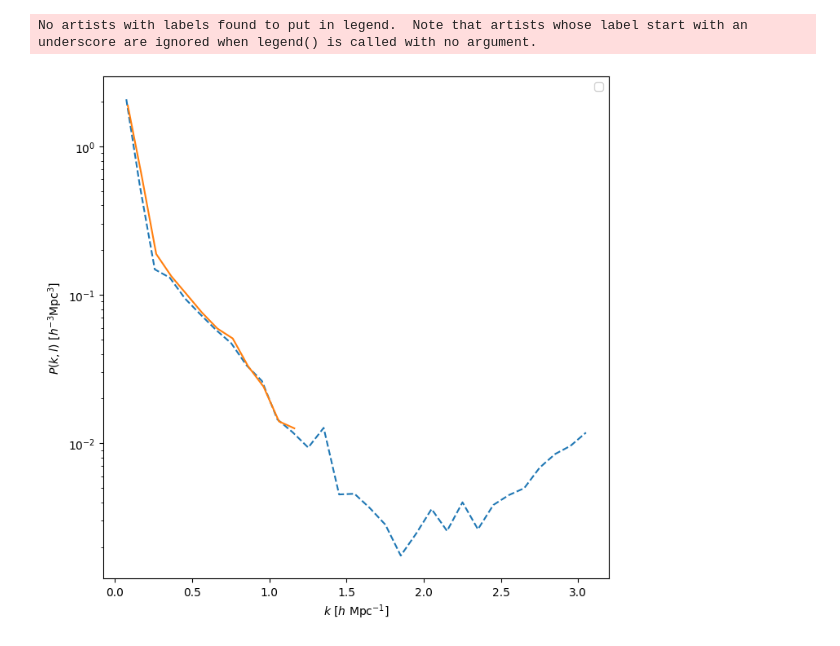
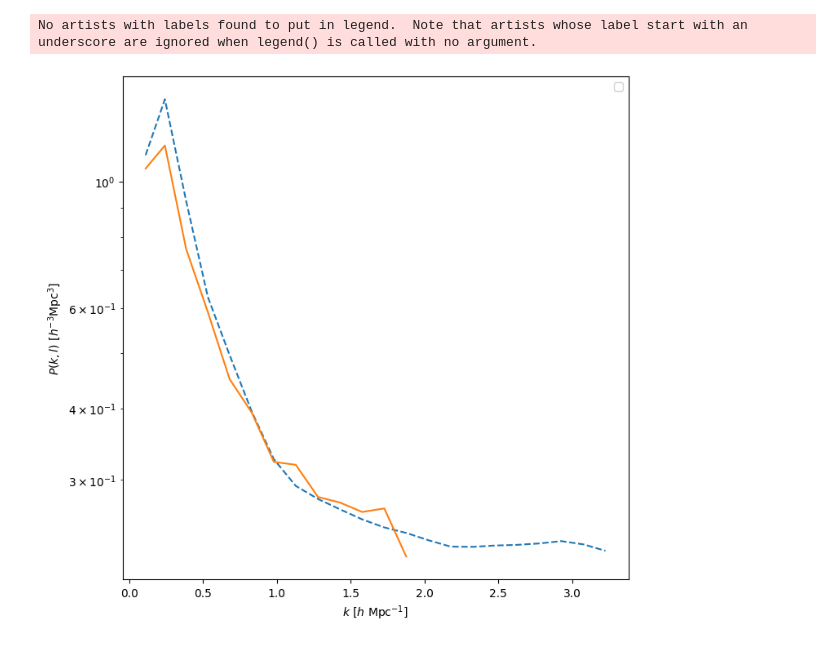
Before and after one commit to guoqigithub/MAPLE-test, a Jupyter notebook: test_power.ipynb, the cells around one changed output. Drawn from its saved outputs; the diff is of its cells as text; code cells hidden in the pictures.

```diff
--- a/test_power.ipynb
+++ b/test_power.ipynb
@@ -22,9 +22,9 @@ plt.show()
 from nbodykit.lab import UniformCatalog, FFTPower
 #calculate fluxes, do things in flux space
 # pm_red = nbodykit.source.mesh.array.ArrayMesh(flux_red, 320)
-pm_ex = nbodykit.source.mesh.array.ArrayMesh(flux_ex, 320)
+pm_ex = nbodykit.source.mesh.array.ArrayMesh(flux_ex, 150)
 # %%
-m_array = np.load("pkell_red.npy")
+m_array = np.load("pkell_red_CRO.npy")
 l0 = np.where(m_array[:,1]==0)[0]
 k_l0 = m_array[l0,0]
 Pk_l0 = m_array[l0,2]
@@ -71,7 +87,7 @@ No artists with labels found to put in legend.  Note that artists whose label st
 # r_red_2d = FFTPower(pm_red, mode='2d', dk=0.1, kmin=0.0001, Nmu=4, los=[0,0,1])
 # Pkmu_red = r_red_2d.power
 
-r_ex_2d = FFTPower(pm_ex, mode='2d', dk=0.1, kmin=0.01, Nmu=5, los=[0,0,1], poles=[0,2,4])
+r_ex_2d = FFTPower(pm_ex, mode='2d', dk=0.1, kmin=0.0001, Nmu=5, los=[0,0,1], poles=[0,2,4])
 poles = r_ex_2d.poles
 plt.figure(figsize=(8,8))
 
@@ -82,8 +98,9 @@ lines = ["r","g","b","k","y"]
 #     label = r'$\mu$=%.1f' % (Pkmu_red.coords['mu'][i])
 #     plt.loglog(Pk['k'], Pk['power'].real,lines[i], label=label)
 # plt.plot(k_l0, k_l0 * Pk_l0, linestyle='dashed')
-plt.plot(k_l2, -k_l2 * Pk_l2, linestyle='dashed')
+plt.plot(k_l2, k_l2 * Pk_l2, linestyle='dashed')
 
+plt.yscale('symlog', linthresh=1)
 # format the axes
 plt.legend(loc=0, ncol=2)
 plt.xlabel(r"$k$ [$h \ \mathrm{Mpc}^{-1}$]")
@@ -94,8 +111,8 @@ for ell in [2]:
     label = r'$\ell=%d$' % (ell)
     P = poles['power_%d' %ell].real
     # if ell == 0: P = P - poles.attrs['shotnoise']
-    plt.plot(poles['k'], -poles['k'] * P, label=label)
+    plt.plot(poles['k'], poles['k'] * P, label=label)
 
-plt.yscale("log")
+plt.yscale("symlog", linthresh=1)
 # %% [output]
 No artists with labels found to put in legend.  Note that artists whose label start with an underscore are ignored when legend() is called with no argument.
@@ -103,30 +119,0 @@ No artists with labels found to put in legend.  Note that artists whose label st
-# %%
-# r_red_2d = FFTPower(pm_red, mode='2d', dk=0.1, kmin=0.0001, Nmu=4, los=[0,0,1])
-# Pkmu_red = r_red_2d.power
-
-r_ex_2d = FFTPower(pm_ex, mode='2d', dk=0.1, kmin=0.01, Nmu=5, los=[0,0,1], poles=[0,2,4])
-poles = r_ex_2d.poles
-plt.figure(figsize=(8,8))
-
-# plot each mu bin
-lines = ["r","g","b","k","y"]
-# for i in range(Pkmu_red.shape[1]):
-#     Pk = Pkmu_red[:,i] # select the ith mu bin
-#     label = r'$\mu$=%.1f' % (Pkmu_red.coords['mu'][i])
-#     plt.loglog(Pk['k'], Pk['power'].real,lines[i], label=label)
-# plt.plot(k_l0, k_l0 * Pk_l0, linestyle='dashed')
-plt.plot(k_l2, k_l2 * Pk_l2, linestyle='dashed')
-
-# format the axes
-plt.legend(loc=0, ncol=2)
-plt.xlabel(r"$k$ [$h \ \mathrm{Mpc}^{-1}$]")
-plt.ylabel(r"$P(k, l)$ [$h^{-3}\mathrm{Mpc}^3$]")
-
-#plot realspace as little dots on top
-for ell in [2]:
-    label = r'$\ell=%d$' % (ell)
-    P = poles['power_%d' %ell].real
-    # if ell == 0: P = P - poles.attrs['shotnoise']
-    plt.plot(poles['k'], poles['k'] * P, label=label)
-
-plt.yscale("log")
@@ -137,34 +121,34 @@ No artists with labels found to put in legend.  Note that artists whose label st
 # r_red_2d = FFTPower(pm_red, mode='2d', dk=0.1, kmin=0.0001, Nmu=4, los=[0,0,1])
 # Pkmu_red = r_red_2d.power
 
-r_ex_2d = FFTPower(pm_ex, mode='2d', dk=0.1, kmin=0.01, Nmu=5, los=[0,0,1], poles=[0,2,4])
+r_ex_2d = FFTPower(pm_ex, mode='2d', dk=0.15, kmin=0.0001, Nmu=5, los=[0,0,1], poles=[0,2,4])
 poles = r_ex_2d.poles
 plt.figure(figsize=(8,8))
 
 # plot each mu bin
 lines = ["r","g","b","k","y"]
 # for i in range(Pkmu_red.shape[1]):
 #     Pk = Pkmu_red[:,i] # select the ith mu bin
 #     label = r'$\mu$=%.1f' % (Pkmu_red.coords['mu'][i])
 #     plt.loglog(Pk['k'], Pk['power'].real,lines[i], label=label)
 # plt.plot(k_l0, k_l0 * Pk_l0, linestyle='dashed')
 plt.plot(k_l2, k_l4 * Pk_l4, linestyle='dashed')
 
 # format the axes
 plt.legend(loc=0, ncol=2)
 plt.xlabel(r"$k$ [$h \ \mathrm{Mpc}^{-1}$]")
 plt.ylabel(r"$P(k, l)$ [$h^{-3}\mathrm{Mpc}^3$]")
 
 #plot realspace as little dots on top
 for ell in [4]:
     label = r'$\ell=%d$' % (ell)
     P = poles['power_%d' %ell].real
     # if ell == 0: P = P - poles.attrs['shotnoise']
     plt.plot(poles['k'], poles['k'] * P, label=label)
 
 plt.yscale("log")
 # %% [output]
 No artists with labels found to put in legend.  Note that artists whose label start with an underscore are ignored when legend() is called with no argument.
-[figure, old version]
+[figure, new version]
 # %%
 #probably a good enough match? Small variance might just be cosmic variance, might be a small binning issue...
```
Also changed, not shown: parts of 8 cells of this notebook, 1 other file.
